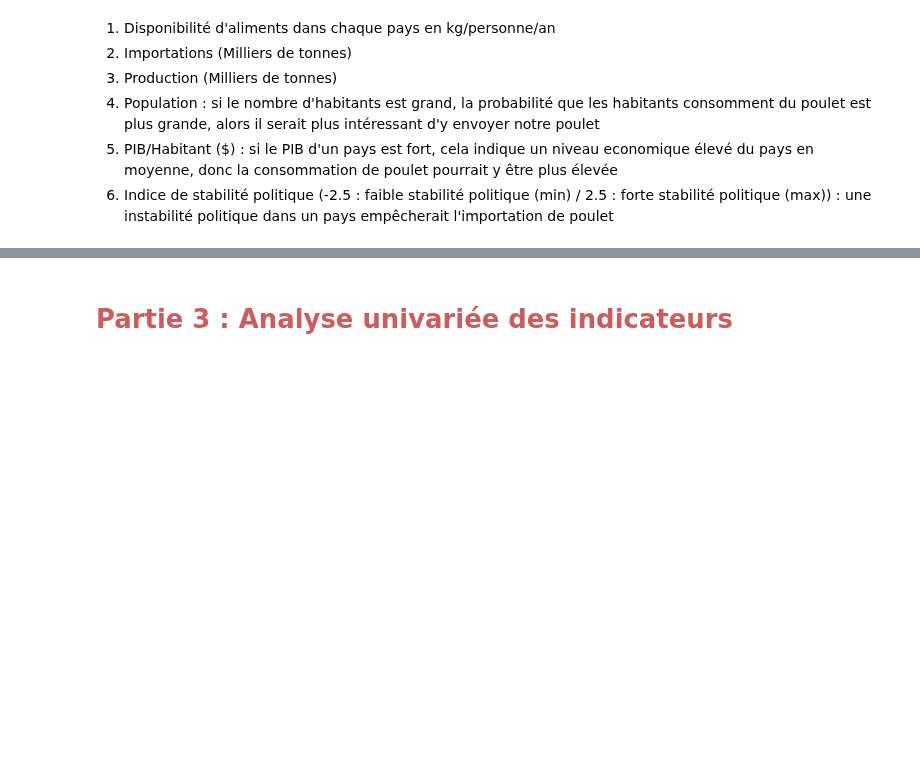
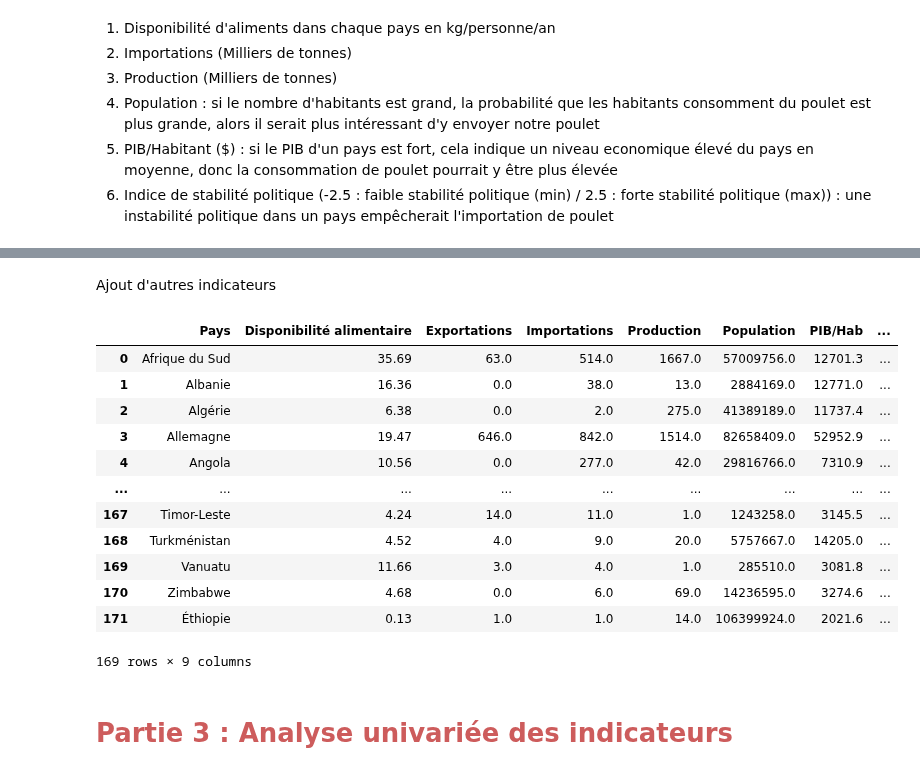
Before and after one commit to Randasabag/Etude-de-march-de-la-poule-qui-chante-avec-Python, a Jupyter notebook: projet9V1.ipynb, the cells around one changed output, grey strips where cells are left out. Saved outputs shown, nothing was run; the diff lists cells and outputs as text; code cells hidden in the pictures; blank space fills up the shorter version.

```diff
--- a/projet9V1.ipynb
+++ b/projet9V1.ipynb
@@ -714,3 +714,22 @@ df_final.head()
+# %% [markdown]
+Ajout d'autres indicateurs
+# %%
+df_final['tx_imp_exp']= df_final['Importations'] * 100 / df_final['Exportations']
+df_final
+# %% [output]
+|  | Pays | Disponibilité alimentaire | Exportations | Importations | Production | Population | PIB/Hab | ... |
+| 0 | Afrique du Sud | 35.69 | 63.0 | 514.0 | 1667.0 | 57009756.0 | 12701.3 | ... |
+| 1 | Albanie | 16.36 | 0.0 | 38.0 | 13.0 | 2884169.0 | 12771.0 | ... |
+| 2 | Algérie | 6.38 | 0.0 | 2.0 | 275.0 | 41389189.0 | 11737.4 | ... |
+| 3 | Allemagne | 19.47 | 646.0 | 842.0 | 1514.0 | 82658409.0 | 52952.9 | ... |
+| 4 | Angola | 10.56 | 0.0 | 277.0 | 42.0 | 29816766.0 | 7310.9 | ... |
+| ... | ... | ... | ... | ... | ... | ... | ... | ... |
+| 167 | Timor-Leste | 4.24 | 14.0 | 11.0 | 1.0 | 1243258.0 | 3145.5 | ... |
+| 168 | Turkménistan | 4.52 | 4.0 | 9.0 | 20.0 | 5757667.0 | 14205.0 | ... |
+| 169 | Vanuatu | 11.66 | 3.0 | 4.0 | 1.0 | 285510.0 | 3081.8 | ... |
+| 170 | Zimbabwe | 4.68 | 0.0 | 6.0 | 69.0 | 14236595.0 | 3274.6 | ... |
+| 171 | Éthiopie | 0.13 | 1.0 | 1.0 | 14.0 | 106399924.0 | 2021.6 | ... |
+169 rows × 9 columns
 # %% [markdown]
 # **<font color='indianred'>Partie 3 : Analyse univariée des indicateurs</font>**
 # %% [markdown]
```
Also changed, not shown: parts of 60 cells of this notebook.
